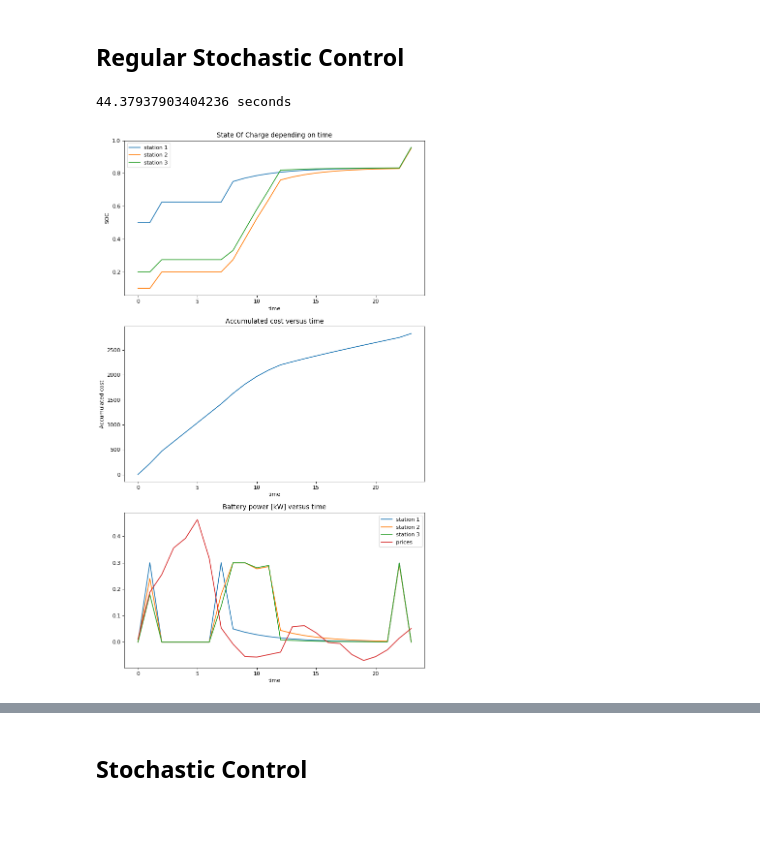
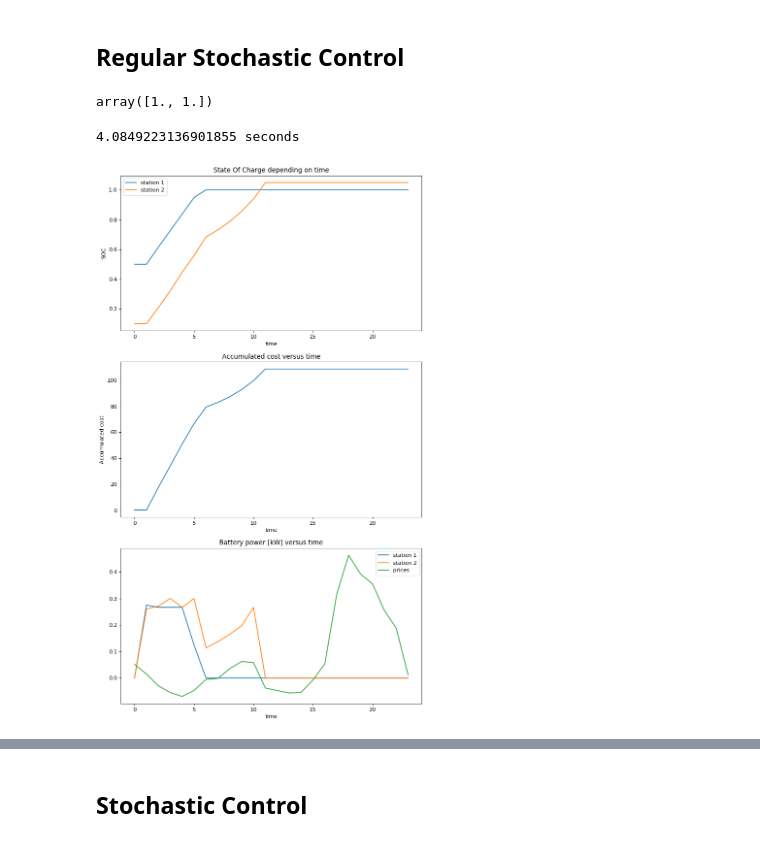
Before and after one commit to mathildebadoual/ev_controller, a Jupyter notebook: ev_controller/project.ipynb, the cells around one changed output, grey strips where cells are left out. Drawn from its saved outputs; the diff is of its cells as text; code cells hidden in the pictures.

```diff
--- a/ev_controller/project.ipynb
+++ b/ev_controller/project.ipynb
@@ -78,16 +184,18 @@ prices = np.flip(prices_interp(np.linspace(0, 23, N)), axis=0)
 # %%
-SOC_grid = np.array(list(itertools.product(np.linspace(0, 1, ns), np.linspace(0, 1, ns), np.linspace(0, 1, ns))))
+SOC_grid = np.array(list(itertools.product(np.linspace(0, 1, ns), np.linspace(0, 1, ns))))
+SOC_grid[-1, :]
+# %% [output]
+array([1., 1.])
 # %%
 u_star = np.zeros((num_station, len(SOC_grid), N))
 V = np.inf * np.ones((num_station, len(SOC_grid), N+1))
-V[:, :, N] = 10
-V[:, -1, N] = 0
+V[:, :, N] = satisfaction_function(SOC_grid.T)
 # %%
 ## SOLVE DYNAMIC PROGRAM
 start = time.time()
 
 # Boundary Condition of Value Function (Principle of Optimality)
-V[:, :, N] = np.zeros((num_station, len(SOC_grid)))
+#V[:, :, N] = np.zeros((num_station, len(SOC_grid)))
 
 # Iterate backward in time
 for k in range(N-1, 0, -1):
@@ -100,14 +208,14 @@ for k in range(N-1, 0, -1):
         ub = [min(u_max, (1 - SOC_grid[idx, i])/delta_t) for i in range(num_station)]
 
         # Grid Battery Power between dominant bounds
-        u_batt_grid = np.array(list(itertools.product(np.linspace(lb, ub[0], ns), np.linspace(lb, ub[1], ns), np.linspace(lb, ub[2], ns))))
+        u_batt_grid = np.array(list(itertools.product(np.linspace(lb, ub[0], ns), np.linspace(lb, ub[1], ns))))
         #TODO: enlever ceux qui ne respectent pas sum(u_i) <= Umax
 
         # compute next SOC using dynamics
         SOC_nxt = SOC_grid[idx] + delta_t * u_batt_grid
 
         # Cost of satisfaction
-        satisfaction_k = np.array([np.sum(c * (1 - np.exp(alpha * (1 - SOC_nxt[i, :])))/(1 - np.exp(alpha))) for i in range(SOC_nxt.shape[0])])
+        satisfaction_k = np.array([np.sum(satisfaction_function(SOC_nxt[i, :])) for i in range(SOC_nxt.shape[0])])
         g_k = prices[k] * np.array([np.sum(u_batt_grid[i, :]) for i in range(SOC_grid.shape[0])]) + satisfaction_k
 
         # Compute value function at nxt time step (need to interpolate)
@@ -124,7 +232,7 @@ for k in range(N-1, 0, -1):
 end = time.time()
 print(str(end - start) + " seconds")
 # %% [output]
-44.37937903404236 seconds
+4.0849223136901855 seconds
 # %%
 ## Simulate Results
 
@@ -134,7 +242,7 @@ u_batt_sim = np.zeros((num_station, N))
 J_sim = np.zeros((N))
 
 # Initialize
-SOC_0 = np.array([0.5, 0.1, 0.2])
+SOC_0 = np.array([0.5, 0.1])
 SOC_sim[:, 0] = SOC_0
 
 # Simulate PHEV Dynamics
@@ -144,8 +252,8 @@ for k in range(0, N-1):
     u_batt_sim[:, k] = np.reshape(interp(SOC_sim[:, k].flatten(), SOC_grid.flatten(), u_star[:, :, k].flatten()), (num_station,))
 
     # Fuel Consumption
-    satisfaction_k = np.sum(c * (1 - np.exp(alpha * (1 - SOC_sim[:, k])))/(1 - np.exp(alpha)))
-    J_sim[k] = prices[k] * np.sum(u_batt_sim[:, k]) + satisfaction_k
+    #satisfaction_k = np.sum(c * (1 - np.exp(alpha * (1 - SOC_sim[:, k])))/(1 - np.exp(alpha)))
+    J_sim[k] = prices[k] * np.sum(u_batt_sim[:, k]) #+ satisfaction_k
 
     # Time-step SOC dynamics
     SOC_sim[:, k+1] = SOC_sim[:, k] + delta_t * u_batt_sim[:, k]
@@ -155,33 +263,33 @@ t = np.linspace(0, 23, N)
 ## Plot Simulation Results
 plt.figure(num=3, figsize=(10, 18), dpi=80, facecolor='w', edgecolor='k')
 
 plt.subplot(3,1,1)
 plt.plot(t, SOC_sim[0], label='station 1')
 plt.plot(t, SOC_sim[1], label='station 2')
-plt.plot(t, SOC_sim[2], label='station 3')
+#plt.plot(t, SOC_sim[2], label='station 3')
 plt.title('State Of Charge depending on time')
 plt.xlabel('time')
 plt.ylabel('SOC')
 plt.legend()
 # SOC versus time
 
 plt.subplot(3,1,2)
 plt.plot(t, [np.sum(J_sim[:k]) for k in range(0, N)])  # plot speed
 plt.title('Accumulated cost versus time')
 plt.xlabel('time')
 plt.ylabel('Accumulated cost')
 # Accumulated fuel consumption [g] versus time
 
 plt.subplot(3,1,3)
 plt.plot(t, u_batt_sim[0], label='station 1')
 plt.plot(t, u_batt_sim[1], label='station 2')
-plt.plot(t, u_batt_sim[2], label='station 3')
+#plt.plot(t, u_batt_sim[2], label='station 3')
 plt.plot(t, prices/40 - 0.8, label='prices')
 plt.title('Battery power [kW] versus time')
 plt.xlabel('time')
 plt.legend()
 # Battery and engine power [kW] versus time
 
 plt.savefig('results.png')
 # %% [output]
-[figure, old version]
+[figure, new version]
```
Also changed, not shown: parts of 18 cells of this notebook, 1 other file.
